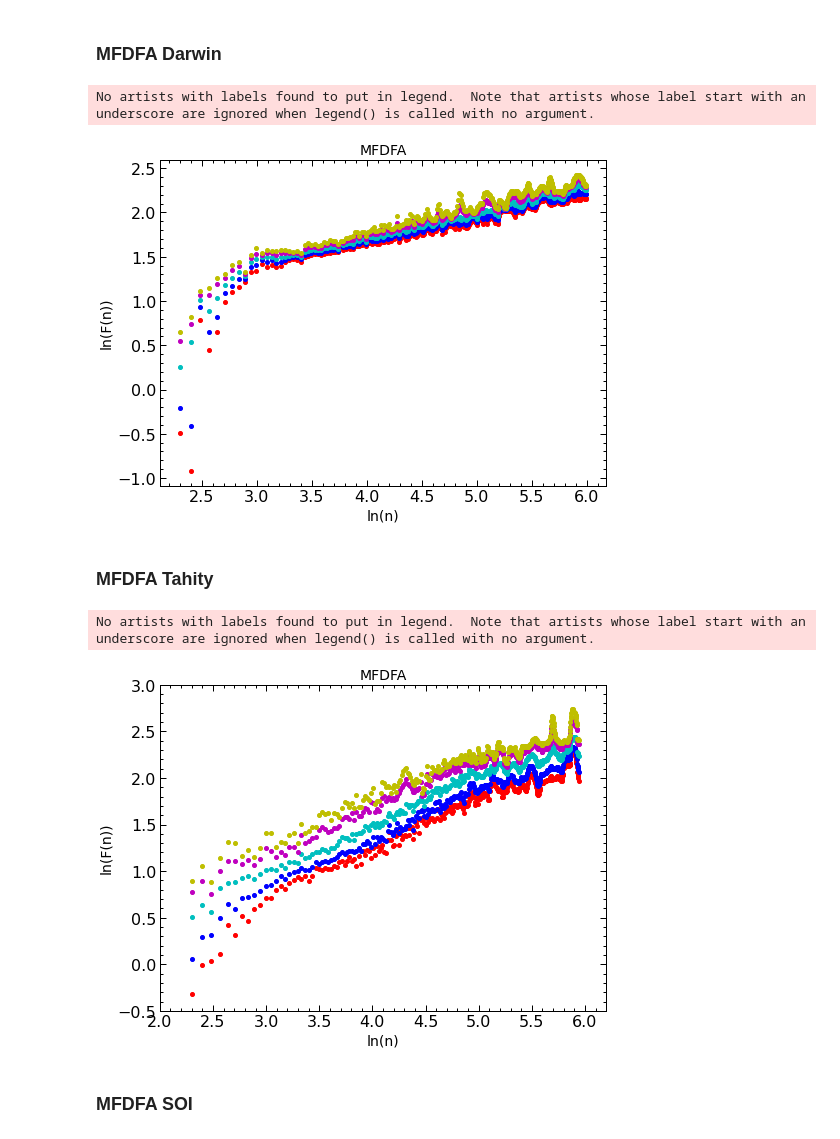
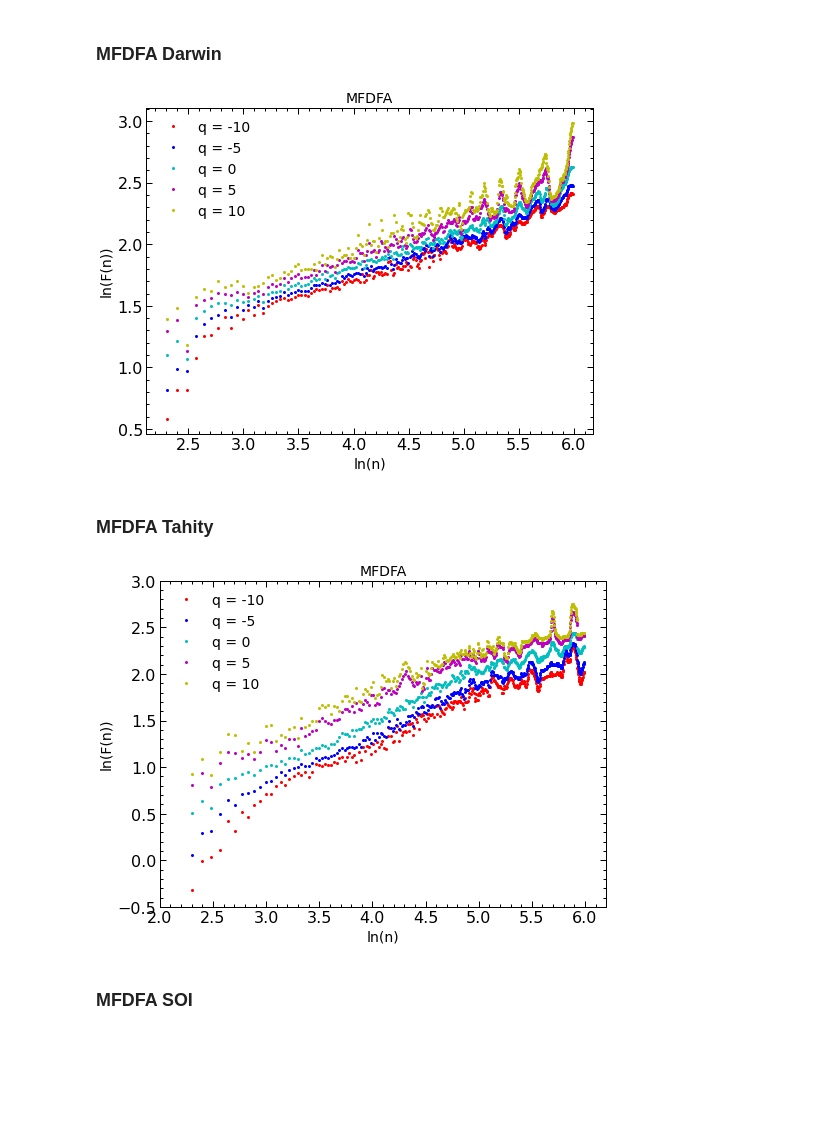
Before and after one commit to sebasjaro/MFDFAX, a Jupyter notebook: Python/El Niño - Southern Oscillation.ipynb, the cells around one changed output. Saved outputs shown, nothing was run; the diff lists cells and outputs as text; code cells hidden in the pictures; blank space fills up the shorter version.

Commit message:
Se agraga interpolacion MFDFA

```diff
--- a/Python/El Niño - Southern Oscillation.ipynb
+++ b/Python/El Niño - Southern Oscillation.ipynb
@@ -523,7 +523,7 @@ mfdfa_dar = fathon.MFDFA(a)
 mfdfa_tah = fathon.MFDFA(b)
 mfdfa_soi = fathon.MFDFA(c)
 
-qs = np.arange(-10, 10)
+qs = np.arange(-10, 11)
 revseg = False
 polord = 1
 clrs = ['k', 'b', 'm', 'c', 'y']
@@ -532,32 +532,25 @@ logbase = 10
 # %% [markdown]
 ### MFDFA Darwin
 # %%
-mar = 4
+mar = 2
 winSizes = fu.linRangeByStep(10, 400)
-n_dar, F_dar = mfdfa_dar.computeFlucVec(winSizes, qs, revSeg=revseg, polOrd = 2)
+n_dar, F_dar = mfdfa_dar.computeFlucVec(winSizes, qs, revSeg=revseg, polOrd = 1)
 list_H_dar, list_H_intercept_dar = mfdfa_dar.fitFlucVec()
 
-plt.plot(np.log(n_dar), np.log(F_dar[0, :]), 'ro', ms=mar)
-#plt.plot(np.log(n_dar), list_H_intercept_dar[0]+list_H_dar[0]*np.log(n_dar), 'k-', label='h_{:.1f} = {:.2f}'.format(qs[0], list_H_dar[0]))
-#half_idx = int(len(qs)/2)
-plt.plot(np.log(n_dar), np.log(F_dar[5, :]), 'bo', ms=mar)
-plt.plot(np.log(n_dar), np.log(F_dar[half_idx, :]), 'co', ms=mar)
-#plt.plot(np.log(n_dar), list_H_intercept_dar[half_idx]+list_H_dar[half_idx]*np.log(n_dar),
-#         'k-', label='h_{:.1f} = {:.2f}'.format(qs[half_idx], list_H_dar[half_idx]))
-plt.plot(np.log(n_dar), np.log(F_dar[-5, :]), 'mo', ms=mar)
-plt.plot(np.log(n_dar), np.log(F_dar[-1, :]), 'yo', ms=mar)
-#plt.plot(np.log(n_dar), list_H_intercept_dar[-1]+list_H_dar[-1]*np.log(n_dar), 'k-',
-#         label='h_{:.1f} = {:.2f}'.format(qs[-1], list_H_dar[-1]))
-
+plt.plot(np.log(n_dar), np.log(F_dar[0, :]), 'ro', ms=mar, label =  "q = {:d}".format(qs[0]))
+half_idx = int(len(qs)/2)
+plt.plot(np.log(n_dar), np.log(F_dar[5, :]), 'bo', ms=mar, label =  "q = {:d}".format(qs[5]))
+plt.plot(np.log(n_dar), np.log(F_dar[half_idx, :]), 'co', ms=mar, label =  "q = {:d}".format(qs[half_idx]))
+plt.plot(np.log(n_dar), np.log(F_dar[-6, :]), 'mo', ms=mar, label =  "q = {:d}".format(qs[-6]))
+plt.plot(np.log(n_dar), np.log(F_dar[-1, :]), 'yo', ms=mar, label =  "q = {:d}".format(qs[-1]))
 plt.xlabel('ln(n)', fontsize=14)
 plt.ylabel('ln(F(n))', fontsize=14)
 plt.title('MFDFA', fontsize=14)
 plt.legend(loc=0, fontsize=14)
-#plt.savefig('fig_7.pdf')
+#plt.savefig('MFDFA_dar.pdf')
 plt.show()
 # %% [output]
-No artists with labels found to put in legend.  Note that artists whose label start with an underscore are ignored when legend() is called with no argument.
-[figure, old version]
+[figure, new version]
 # %% [markdown]
 ### MFDFA Tahity
 # %%
@@ -565,29 +558,22 @@ winSizes = fu.linRangeByStep(10, 400)
 n_tah, F_tah = mfdfa_tah.computeFlucVec(winSizes, qs, revSeg=revseg, polOrd = 1)
 list_H_tah, list_H_intercept_tah = mfdfa_tah.fitFlucVec()
 
-plt.plot(np.log(n_tah), np.log(F_tah[0, :]), 'ro', ms=mar)
-#plt.plot(np.log(n_tah), list_H_intercept_tah[0]+list_H_tah[0]*np.log(n_tah), 'k-', label='h_{:.1f} = {:.2f}'.format(qs[0], list_H_tah[0]))
-#half_idx = int(len(qs)/2)
-plt.plot(np.log(n_tah), np.log(F_tah[5, :]), 'bo', ms=mar)
-plt.plot(np.log(n_tah), np.log(F_tah[half_idx, :]), 'co', ms=mar)
-#plt.plot(np.log(n_tah), list_H_intercept_tah[half_idx]+list_H_tah[half_idx]*np.log(n_tah),
-#         'k-', label='h_{:.1f} = {:.2f}'.format(qs[half_idx], list_H_tah[half_idx]))
-plt.plot(np.log(n_tah), np.log(F_tah[-5, :]), 'mo', ms=mar)
-plt.plot(np.log(n_tah), np.log(F_tah[-1, :]), 'yo', ms=mar)
-#plt.plot(np.log(n_tah), list_H_intercept_tah[-1]+list_H_tah[-1]*np.log(n_tah), 'k-',
-#         label='h_{:.1f} = {:.2f}'.format(qs[-1], list_H_tah[-1]))
-
+plt.plot(np.log(n_tah), np.log(F_tah[0, :]), 'ro', ms=mar, label =  "q = {:d}".format(qs[0]))
+half_idx = int(len(qs)/2)
+plt.plot(np.log(n_tah), np.log(F_tah[5, :]), 'bo', ms=mar, label =  "q = {:d}".format(qs[5]))
+plt.plot(np.log(n_tah), np.log(F_tah[half_idx, :]), 'co', ms=mar, label =  "q = {:d}".format(qs[half_idx]))
+plt.plot(np.log(n_tah), np.log(F_tah[-5, :]), 'mo', ms=mar, label =  "q = {:d}".format(qs[-6]))
+plt.plot(np.log(n_tah), np.log(F_tah[-1, :]), 'yo', ms=mar, label =  "q = {:d}".format(qs[-1]))
 plt.xlabel('ln(n)', fontsize=14)
 plt.ylabel('ln(F(n))', fontsize=14)
 plt.title('MFDFA', fontsize=14)
 plt.legend(loc=0, fontsize=14)
-#plt.savefig('fig_7.pdf')
+#plt.savefig('MFDFA_tah.pdf')
 plt.xlim([2,6.2])
 plt.ylim([-0.5,3.])
 plt.show()
 # %% [output]
-No artists with labels found to put in legend.  Note that artists whose label start with an underscore are ignored when legend() is called with no argument.
-[figure, old version]
+[figure, new version]
 # %% [markdown]
 ### MFDFA SOI
 # %%
```
Also changed, not shown: parts of 7 cells of this notebook.
